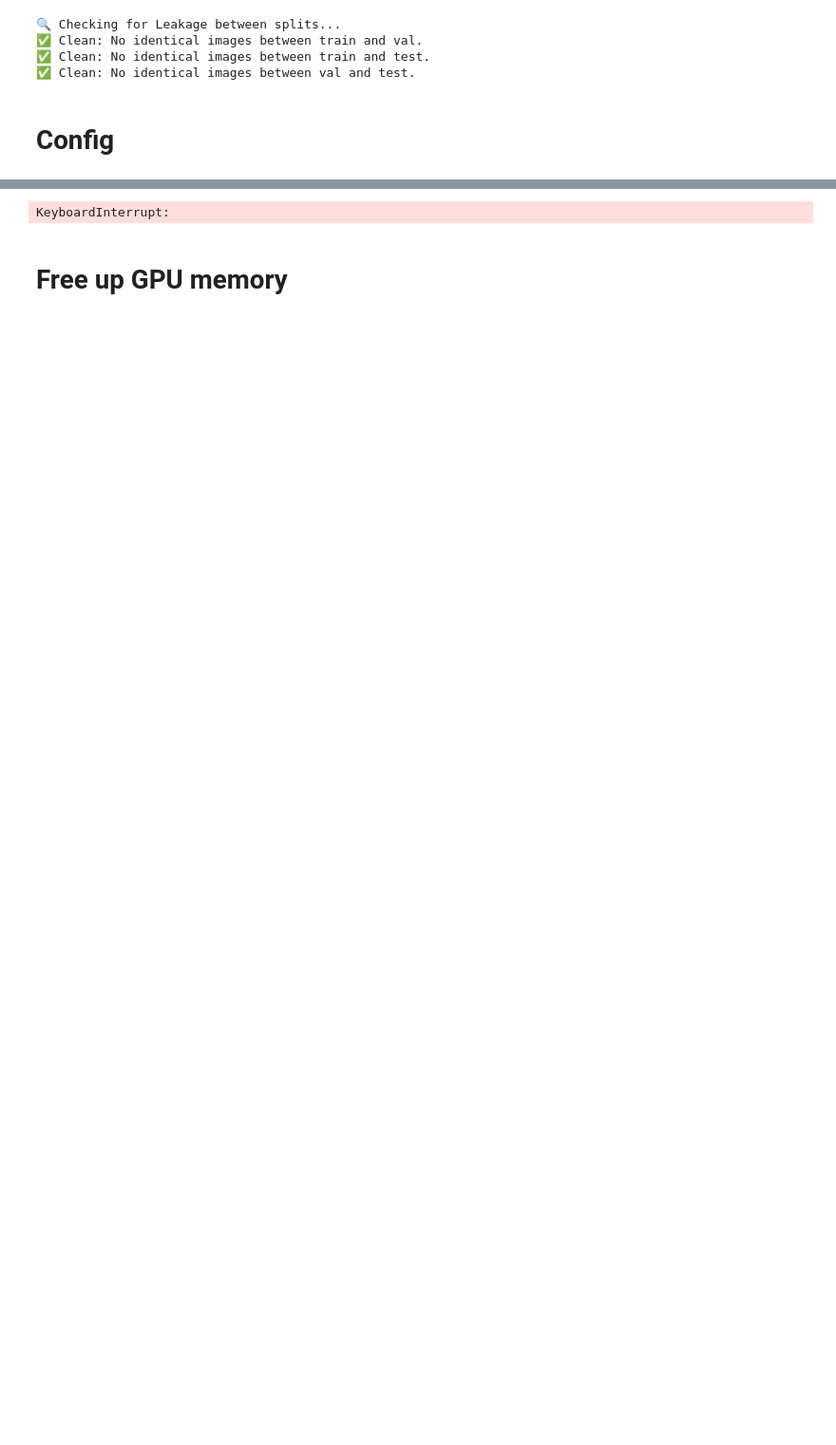
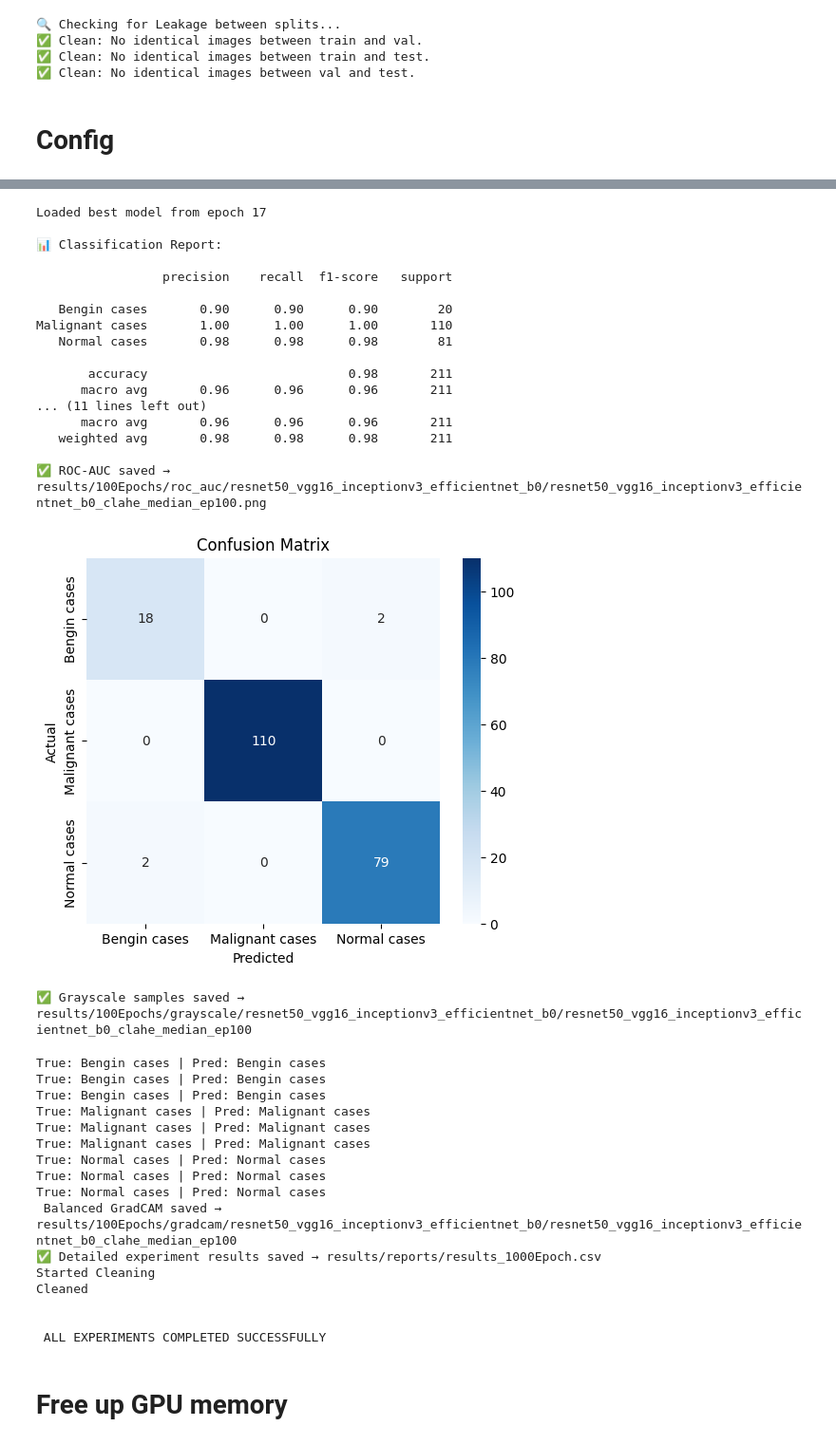
Before and after one commit to navneetshahi14/Lung-cancer-detection-using-CT-scan, a Jupyter notebook: HybridModelPipeline.ipynb, the cells around one changed output, grey strips where cells are left out. Shown at 95% size. Drawn from its saved outputs; the diff is of its cells as text; code cells hidden in the pictures; blank space fills up the shorter version.

Commit message:
gradcam update

```diff
--- a/HybridModelPipeline.ipynb
+++ b/HybridModelPipeline.ipynb
@@ -223,7 +223,7 @@ for epochs in EPOCH_OPTIONS:
                 # lr=1e-4,
                 lr=5e-5,
                 weight_decay=1e-4,
-                patience=15,
+                patience=20,
                 save_dir=f"results/100Epochs/checkpoints/{name}",
                 model_name=exp_id,
             )
@@ -362,11 +362,12 @@ for epochs in EPOCH_OPTIONS:
                 val_f1=best_val_f1
             )
 
+            print("Started Cleaning")
             del model
             del train_loader, val_loader, test_loader
             torch.cuda.empty_cache()
             gc.collect()
-
+            print("Cleaned")
 
 print("\n\n ALL EXPERIMENTS COMPLETED SUCCESSFULLY")
 # %% [output]
@@ -408,4 +406,38 @@ loader length is 45
-KeyboardInterrupt:
+Loaded best model from epoch 17
+
+📊 Classification Report:
+
+                 precision    recall  f1-score   support
+
+   Bengin cases       0.90      0.90      0.90        20
+Malignant cases       1.00      1.00      1.00       110
+   Normal cases       0.98      0.98      0.98        81
+
+       accuracy                           0.98       211
+      macro avg       0.96      0.96      0.96       211
+... (11 lines left out)
+      macro avg       0.96      0.96      0.96       211
+   weighted avg       0.98      0.98      0.98       211
+
+✅ ROC-AUC saved → results/100Epochs/roc_auc/resnet50_vgg16_inceptionv3_efficientnet_b0/resnet50_vgg16_inceptionv3_efficientnet_b0_clahe_median_ep100.png
+[figure, added]
+✅ Grayscale samples saved → results/100Epochs/grayscale/resnet50_vgg16_inceptionv3_efficientnet_b0/resnet50_vgg16_inceptionv3_efficientnet_b0_clahe_median_ep100
+True: Bengin cases | Pred: Bengin cases
+True: Bengin cases | Pred: Bengin cases
+True: Bengin cases | Pred: Bengin cases
+True: Malignant cases | Pred: Malignant cases
+True: Malignant cases | Pred: Malignant cases
+True: Malignant cases | Pred: Malignant cases
+True: Normal cases | Pred: Normal cases
+True: Normal cases | Pred: Normal cases
+True: Normal cases | Pred: Normal cases
+ Balanced GradCAM saved → results/100Epochs/gradcam/resnet50_vgg16_inceptionv3_efficientnet_b0/resnet50_vgg16_inceptionv3_efficientnet_b0_clahe_median_ep100
+✅ Detailed experiment results saved → results/reports/results_1000Epoch.csv
+Started Cleaning
+Cleaned
+
+
+ ALL EXPERIMENTS COMPLETED SUCCESSFULLY
 # %% [markdown]
 # Free up GPU memory
 # %%
```
Also changed, not shown: parts of 2 cells of this notebook, 2 other files.
